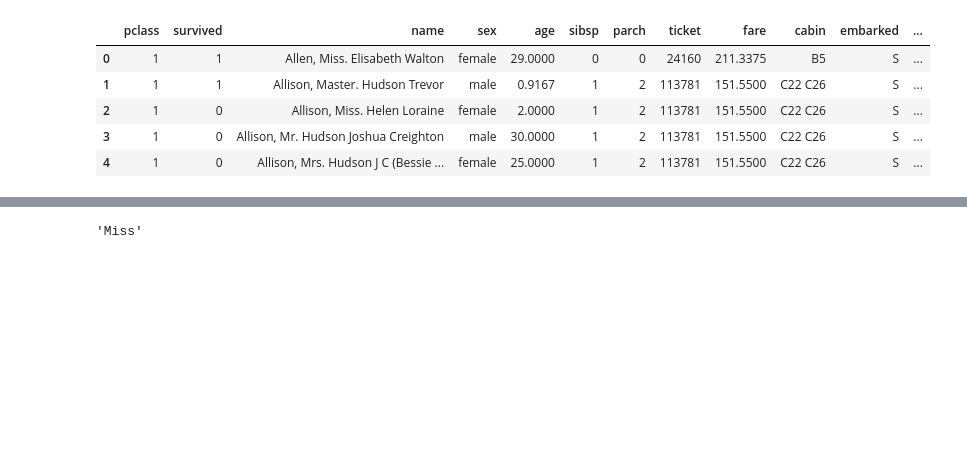
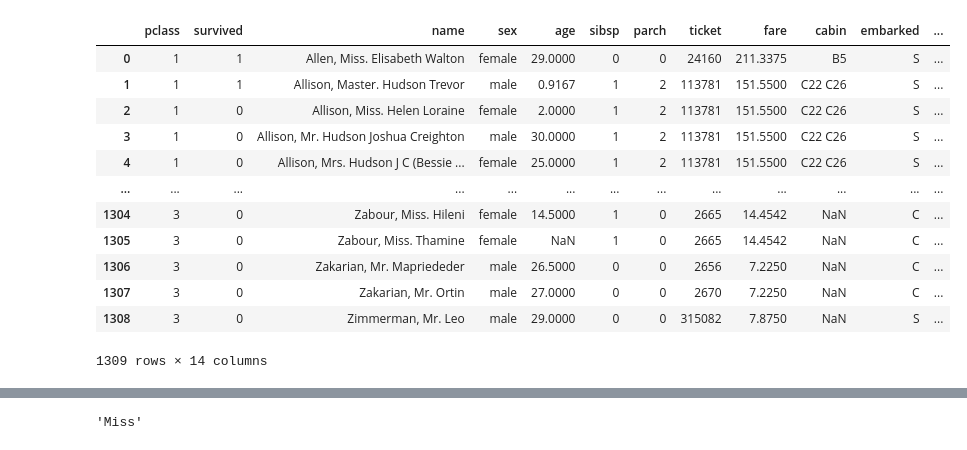
Before and after one commit to RahulChandra2508/mlops_titanic_model, a Jupyter notebook: classification_model/this_is_test_f.ipynb, the cells around one changed output, grey strips where cells are left out. Cells and saved outputs as stored; diff of their text form; code cells hidden in the pictures; blank space fills up the shorter version.

```diff
--- a/classification_model/this_is_test_f.ipynb
+++ b/classification_model/this_is_test_f.ipynb
@@ -4,0 +10,3 @@ save_to_csv()
+# %%
+with open("config.yaml", "r") as f:
+    config_file = yaml.safe_load(f)
@@ -4,0 +19,3 @@ save_to_csv()
+# %%
+with open("config.yaml", "r") as file:
+    config_file = yaml.safe_load(file)
@@ -4,0 +140,2 @@ save_to_csv()
+# %%
+data = pd.read_csv(config_file["data_source"]["raw_data"])
@@ -5,13 +151,20 @@ save_to_csv()
+# %%
+data.replace("?", np.nan)
+# %% [output]
+|  | pclass | survived | name | sex | age | sibsp | parch | ticket | fare | cabin | embarked | ... |
+| 0 | 1 | 1 | Allen, Miss. Elisabeth Walton | female | 29.0000 | 0 | 0 | 24160 | 211.3375 | B5 | S | ... |
+| 1 | 1 | 1 | Allison, Master. Hudson Trevor | male | 0.9167 | 1 | 2 | 113781 | 151.5500 | C22 C26 | S | ... |
+| 2 | 1 | 0 | Allison, Miss. Helen Loraine | female | 2.0000 | 1 | 2 | 113781 | 151.5500 | C22 C26 | S | ... |
+| 3 | 1 | 0 | Allison, Mr. Hudson Joshua Creighton | male | 30.0000 | 1 | 2 | 113781 | 151.5500 | C22 C26 | S | ... |
+| 4 | 1 | 0 | Allison, Mrs. Hudson J C (Bessie ... | female | 25.0000 | 1 | 2 | 113781 | 151.5500 | C22 C26 | S | ... |
+| ... | ... | ... | ... | ... | ... | ... | ... | ... | ... | ... | ... | ... |
+| 1304 | 3 | 0 | Zabour, Miss. Hileni | female | 14.5000 | 1 | 0 | 2665 | 14.4542 | NaN | C | ... |
+| 1305 | 3 | 0 | Zabour, Miss. Thamine | female | NaN | 1 | 0 | 2665 | 14.4542 | NaN | C | ... |
+| 1306 | 3 | 0 | Zakarian, Mr. Mapriededer | male | 26.5000 | 0 | 0 | 2656 | 7.2250 | NaN | C | ... |
+| 1307 | 3 | 0 | Zakarian, Mr. Ortin | male | 27.0000 | 0 | 0 | 2670 | 7.2250 | NaN | C | ... |
+| 1308 | 3 | 0 | Zimmerman, Mr. Leo | male | 29.0000 | 0 | 0 | 315082 | 7.8750 | NaN | S | ... |
+1309 rows × 14 columns
 # %%
 import pandas as pd
 # %%
 data = pd.read_csv("./data/titanic_data.csv")
-# %%
-data.head()
-# %% [output]
-|  | pclass | survived | name | sex | age | sibsp | parch | ticket | fare | cabin | embarked | ... |
-| 0 | 1 | 1 | Allen, Miss. Elisabeth Walton | female | 29.0000 | 0 | 0 | 24160 | 211.3375 | B5 | S | ... |
-| 1 | 1 | 1 | Allison, Master. Hudson Trevor | male | 0.9167 | 1 | 2 | 113781 | 151.5500 | C22 C26 | S | ... |
-| 2 | 1 | 0 | Allison, Miss. Helen Loraine | female | 2.0000 | 1 | 2 | 113781 | 151.5500 | C22 C26 | S | ... |
-| 3 | 1 | 0 | Allison, Mr. Hudson Joshua Creighton | male | 30.0000 | 1 | 2 | 113781 | 151.5500 | C22 C26 | S | ... |
-| 4 | 1 | 0 | Allison, Mrs. Hudson J C (Bessie ... | female | 25.0000 | 1 | 2 | 113781 | 151.5500 | C22 C26 | S | ... |
```
Also changed, not shown: parts of 24 cells of this notebook, 57 other files.
